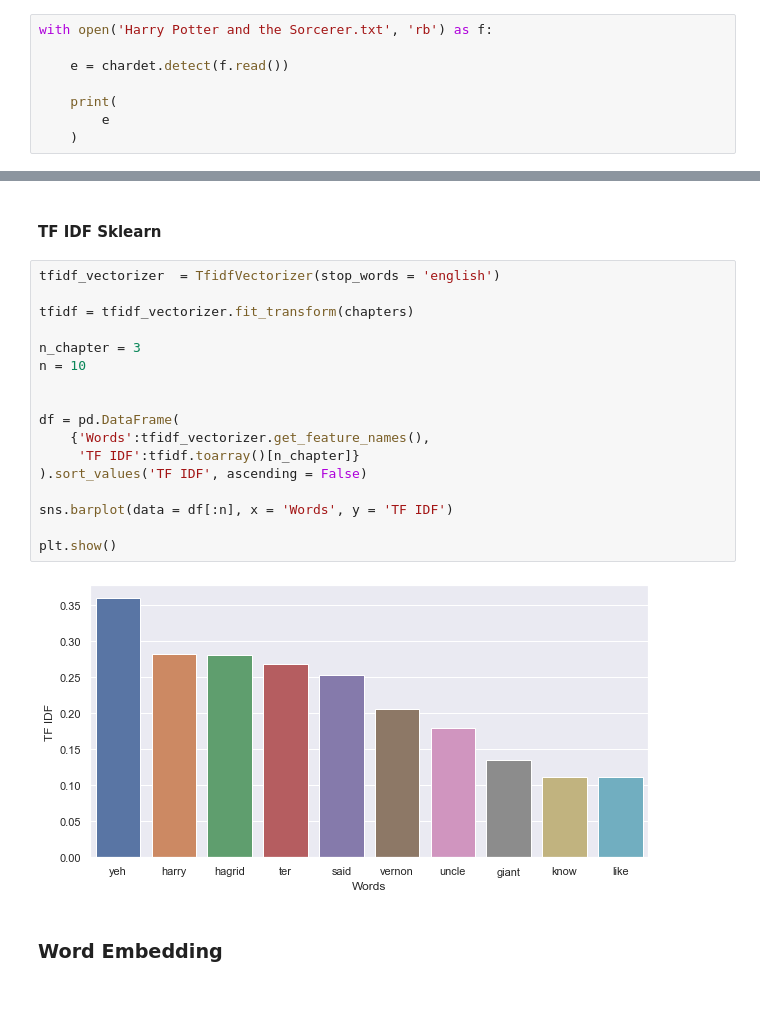
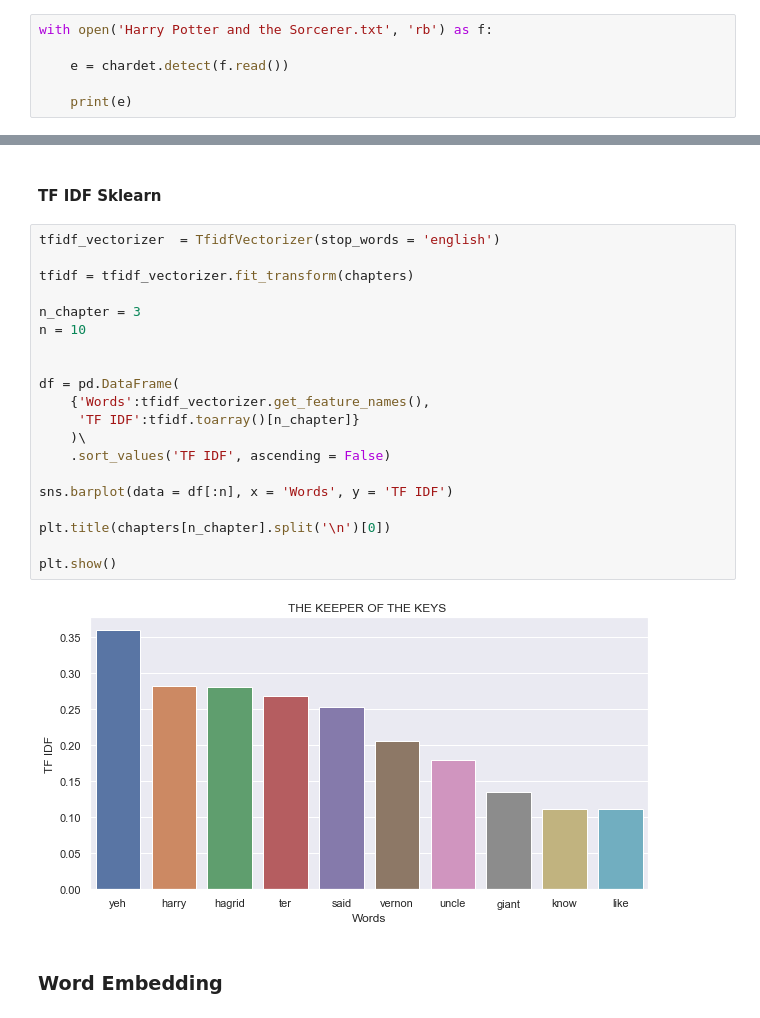
Before and after one commit to moesmatheus/text-mining-mba, a Jupyter notebook: NLP.ipynb, the cells around one changed output, grey strips where cells are left out. Drawn from its saved outputs; the diff is of its cells as text.

```diff
--- a/NLP.ipynb
+++ b/NLP.ipynb
@@ -33,9 +38,7 @@ with open('Harry Potter and the Sorcerer.txt', 'rb') as f:
 
     e = chardet.detect(f.read())
 
-    print(
-        e
-    )
+    print(e)
 # %% [output]
 {'encoding': 'Windows-1252', 'confidence': 0.73, 'language': ''}
 # %% [markdown]
@@ -167,22 +180,25 @@ THE JOURNEY FROM PLATFORM NINE AND THREE-QUARTERS
 # %%
 tfidf_vectorizer  = TfidfVectorizer(stop_words = 'english')
 
 tfidf = tfidf_vectorizer.fit_transform(chapters)
 
 n_chapter = 3
 n = 10
 
 
 df = pd.DataFrame(
     {'Words':tfidf_vectorizer.get_feature_names(),
      'TF IDF':tfidf.toarray()[n_chapter]}
-).sort_values('TF IDF', ascending = False)
+    )\
+    .sort_values('TF IDF', ascending = False)
 
 sns.barplot(data = df[:n], x = 'Words', y = 'TF IDF')
 
+plt.title(chapters[n_chapter].split('\n')[0])
+
 plt.show()
 # %% [output]
-[figure, old version]
+[figure, new version]
 # %% [markdown]
 ### Word Embedding
 # %%
```
Also changed, not shown: parts of 55 cells of this notebook.
